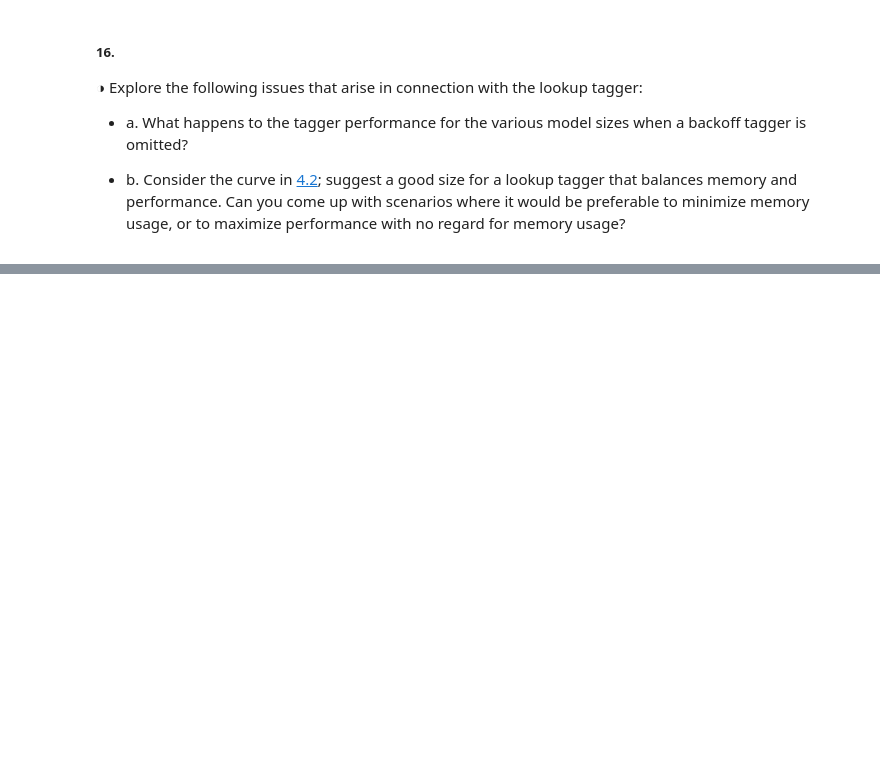
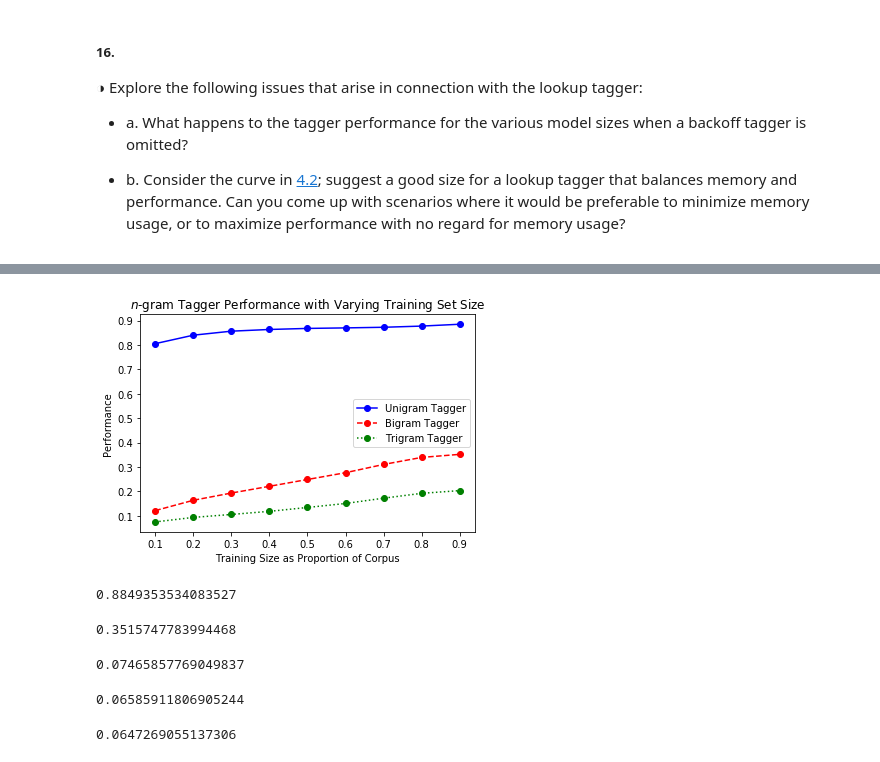
Before and after one commit to STRZGR/Natural-Language-Processing-with-Python-Analyzing-Text-with-the-Natural-Language-Toolkit, a Jupyter notebook: Chapter 05/NLTK Chapter 5 - Exercises.ipynb, the cells around one changed output, grey strips where cells are left out. Drawn from its saved outputs; the diff is of its cells as text; code cells hidden in the pictures; blank space fills up the shorter version.

```diff
--- a/Chapter 05/NLTK Chapter 5 - Exercises.ipynb
+++ b/Chapter 05/NLTK Chapter 5 - Exercises.ipynb
@@ -562,0 +865,69 @@ NP$: noun, singular, proper, genitive
+# %%
+train_size = np.arange(0.1, 1, 0.1)
+perfs_uni = []
+
+for ts in train_size:
+    size = int(len(brown.tagged_sents()) * ts)
+    train_sents = brown.tagged_sents()[:size]
+    test_sents = brown.tagged_sents()[size:]
+    unigram_tagger = nltk.UnigramTagger(train_sents)
+    perfs_uni.append(unigram_tagger.evaluate(test_sents))
+# %%
+perfs_bi = []
+
+for ts in train_size:
+    size = int(len(brown.tagged_sents()) * ts)
+    train_sents = brown.tagged_sents()[:size]
+    test_sents = brown.tagged_sents()[size:]
+    bigram_tagger = nltk.BigramTagger(train_sents)
+    perfs_bi.append(bigram_tagger.evaluate(test_sents))
+# %%
+perfs_tri = []
+
+for ts in train_size:
+    size = int(len(brown.tagged_sents()) * ts)
+    train_sents = brown.tagged_sents()[:size]
+    test_sents = brown.tagged_sents()[size:]
+    trigram_tagger = nltk.TrigramTagger(train_sents)
+    perfs_tri.append(trigram_tagger.evaluate(test_sents))
+# %%
+plt.plot(train_size, perfs_uni, '-bo', label = 'Unigram Tagger')
+plt.plot(train_size, perfs_bi, '--ro', label = 'Bigram Tagger')
+plt.plot(train_size, perfs_tri, ':go', label = 'Trigram Tagger')
+plt.title('$n$-gram Tagger Performance with Varying Training Set Size')
+plt.xlabel('Training Size as Proportion of Corpus')
+plt.ylabel('Performance')
+plt.legend(loc = 'best')
+plt.show()
+# %% [output]
+[figure, added]
+# %%
+size = int(len(brown.tagged_sents()) * 0.9)
+train_sents = brown.tagged_sents()[:size]
+test_sents = brown.tagged_sents()[size:]
+
+unigram_tagger = nltk.UnigramTagger(train_sents)
+unigram_tagger.evaluate(test_sents)
+# %% [output]
+0.8849353534083527
+# %%
+
+bigram_tagger = nltk.BigramTagger(train_sents)
+bigram_tagger.evaluate(test_sents)
+# %% [output]
+0.3515747783994468
+# %%
+trigram_tagger = nltk.TrigramTagger(train_sents)
+trigram_tagger.evaluate(test_sents)
+# %% [output]
+0.07465857769049837
+# %%
+four_gram_tagger = nltk.tag.sequential.NgramTagger(4, train_sents)
+four_gram_tagger.evaluate(test_sents)
+# %% [output]
+0.06585911806905244
+# %%
+five_gram_tagger = nltk.tag.sequential.NgramTagger(5, train_sents)
+five_gram_tagger.evaluate(test_sents)
+# %% [output]
+0.0647269055137306
```
Also changed, not shown: parts of 55 cells of this notebook, 1 other file.
